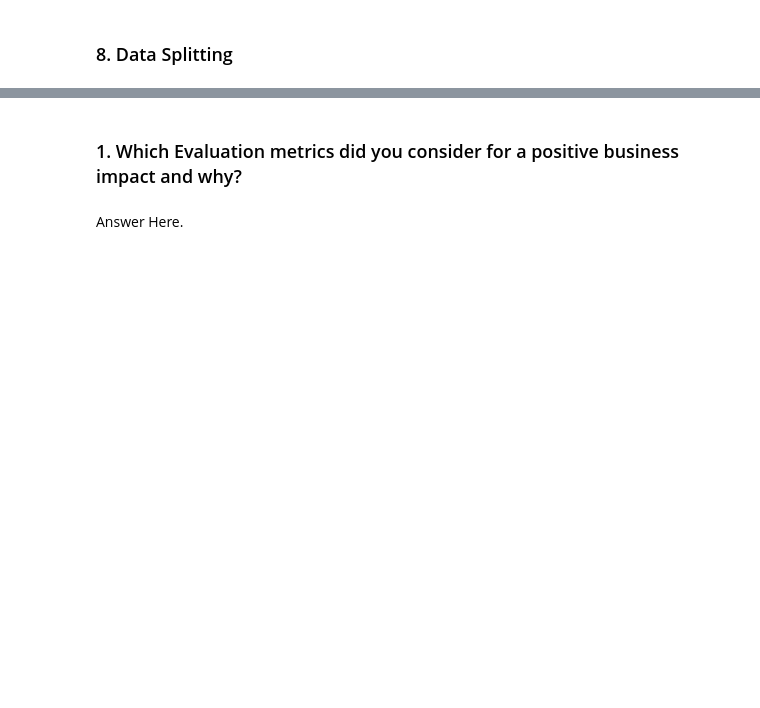
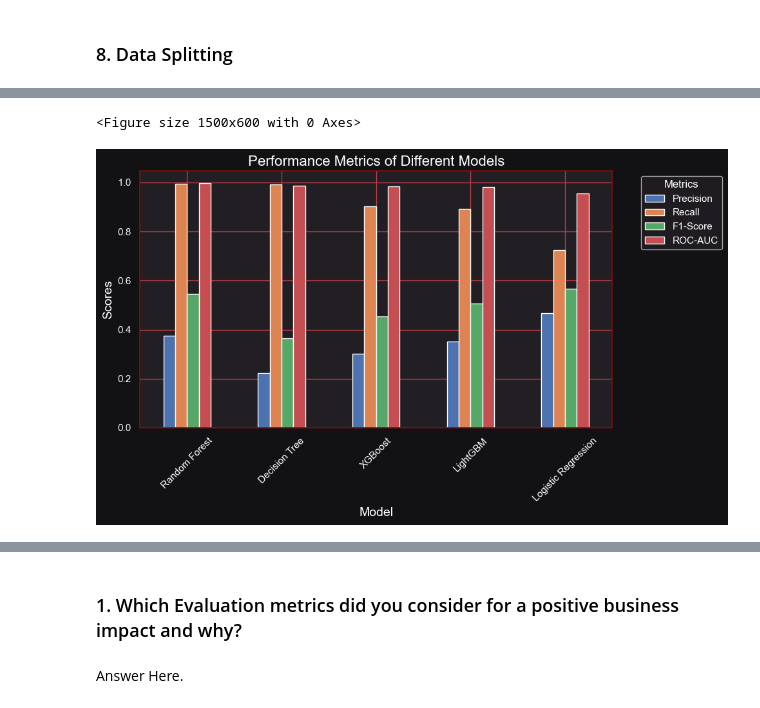
Before and after one commit to KushangShah/Fraud-Transaction-Detection, a Jupyter notebook: FTD_ML_NoteBook.ipynb, the cells around one changed output, grey strips where cells are left out. Cells and saved outputs as stored; diff of their text form; code cells hidden in the pictures; blank space fills up the shorter version.

```diff
--- a/FTD_ML_NoteBook.ipynb
+++ b/FTD_ML_NoteBook.ipynb
@@ -1226,0 +1248,14 @@ Answer Here.
+# %%
+# Define feature and target
+
+features = ['TX_AMOUNT', 'AMOUNT_OVER_220', 'TERMINAL_FRAUD_COUNT', 'SPENDING_RATIO']
+target = 'TX_FRAUD'
+
+X_train = train_balanced[features]
+y_train = train_balanced[target]
+
+X_test = df[features]
+y_test = df[target]
+
+print("Data ready for model training.")
+print(f"Training rows: {len(X_train):,}, Testing rows: {len(X_test):,}")
@@ -1310,0 +1346,19 @@ Answer Here.
+# %%
+# Set the Model column as the index
+temp_df = results_df.set_index('Model')
+# %%
+
+
+# Plotting the bar chart with model names on the x-axis
+plt.figure(figsize=(15, 6))
+ax = temp_df.plot(kind='bar', stacked=False, figsize=(10, 6))
+plt.title('Performance Metrics of Different Models', fontsize=16)
+plt.xlabel('Model', fontsize=14)
+plt.ylabel('Scores', fontsize=14)
+plt.xticks(rotation=45)  # Rotate x labels for better readability
+plt.legend(title='Metrics', bbox_to_anchor=(1.05, 1), loc='upper left')
+plt.tight_layout()  # Adjust layout to prevent overlap
+plt.show()
+# %% [output]
+<Figure size 1500x600 with 0 Axes>
+[figure, added]
```
Also changed, not shown: parts of 151 cells of this notebook.
